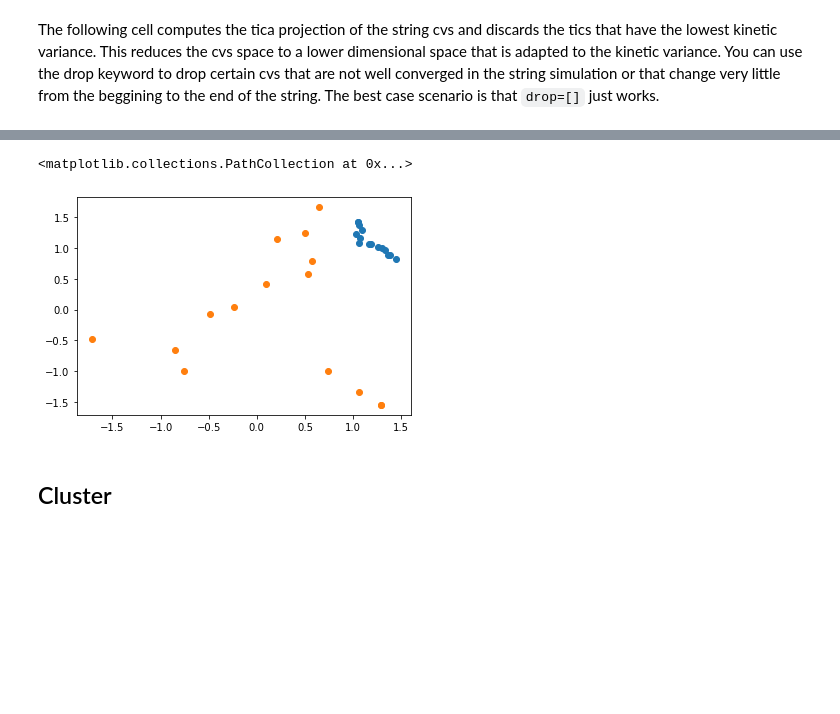
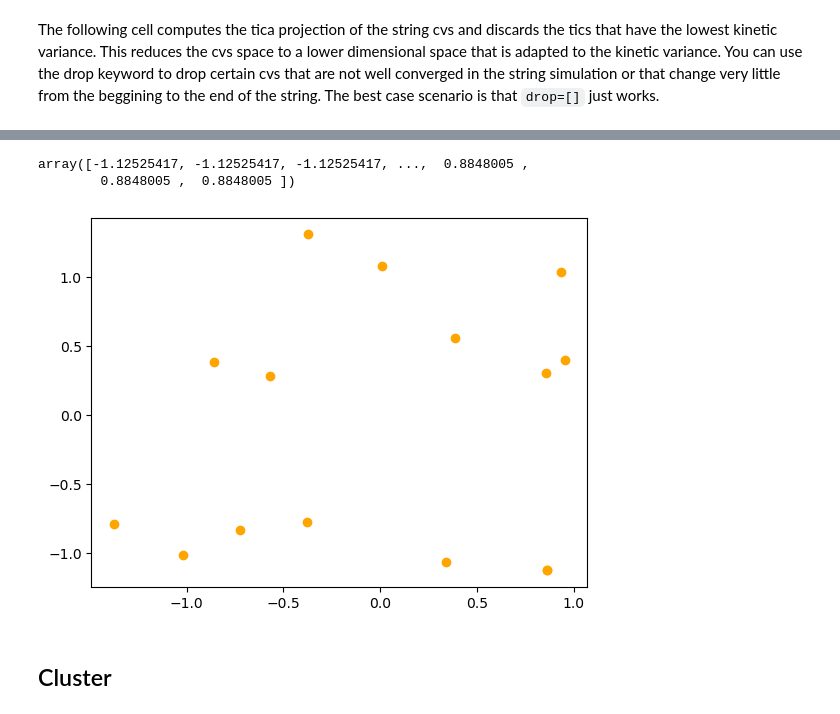
Before and after one commit to semccomas/GLUT5_string, a Jupyter notebook: string/analysis/scripts/string_MSM_analysis_TICs_deep_time-dev.ipynb, the cells around one changed output, grey strips where cells are left out. Cells and saved outputs as stored; diff of their text form; code cells hidden in the pictures; blank space fills up the shorter version.

```diff
--- a/string/analysis/scripts/string_MSM_analysis_TICs_deep_time-dev.ipynb
+++ b/string/analysis/scripts/string_MSM_analysis_TICs_deep_time-dev.ipynb
@@ -50,0 +214,21 @@ else:
+# %%
+def split_coords_by_beads(cv_coordinates):
+    coords_split_by_iteration = np.vsplit(cv_coordinates, n_iterations_to_parse)
+
+    cv_coordinates_relevant_beads_only = []
+
+    for iteration in coords_split_by_iteration:
+        cv_coordinates_relevant_beads_only.append(iteration[bead_index_start:bead_index_end])
+
+    cv_coordinates_relevant_beads_only = np.array(cv_coordinates_relevant_beads_only)
+    cv_coordinates_relevant_beads_only = np.vstack(cv_coordinates_relevant_beads_only) #transform back to OG shape
+
+
+    #sanity check
+    if int(np.shape(cv_coordinates)[0] / 14 * num_beads) != np.shape(cv_coordinates_relevant_beads_only)[0]:
+        print("WARNING!!!! NOT SAME SHAPE FOR CVS AS EXPECTED")
+
+    return(cv_coordinates_relevant_beads_only)
+# %%
+if split_by_bead:
+    cv_coordinates = split_coords_by_beads(cv_coordinates)
@@ -51,6 +243,9 @@ else:
+# %%
+cv_coordinates=cv_coordinates[46200:]
 # %% [markdown]
 ## Dimensionality reduction with TICA
 # %% [markdown]
 The following cell computes the tica projection of the string cvs and discards the tics that have the lowest kinetic variance. This reduces the cvs space to a lower dimensional space that is adapted to the kinetic variance. You can use the drop keyword to drop certain cvs that are not well converged in the string simulation or that change very little from the beggining to the end of the string. The best case scenario is that `drop=[]` just works.
 # %%
-tica = my_msm.cvs_to_tica(cv_coordinates, drop=[])#20, 21, 22, 23, 32, 33, 34, 35])
+if not skip_calcs:
+    tica = my_msm.cvs_to_tica(cv_coordinates, drop=[])#20, 21, 22, 23, 32, 33, 34, 35])
@@ -57,11 +274,16 @@ tica = my_msm.cvs_to_tica(cv_coordinates, drop=[])#20, 21, 22, 23, 32, 33, 34, 3
+# %%
+tica[:,0,0]
+# %% [output]
+array([-1.12525417, -1.12525417, -1.12525417, ...,  0.8848005 ,
+        0.8848005 ,  0.8848005 ])
 # %%
-refs = [0, 31, 62, 93, 124, 155, 186, 217, 248, 279, 310, 341, 372, 403, 434]
-#refs = [0, 1, 2, 3, 4, 5, 6, 7, 8, 9, 10, 11, 12, 13, 14, 15, 16, 17, 18]
-plt.scatter(cv_coordinates[refs,0,1], cv_coordinates[refs,0,0])
-plt.scatter(tica[refs,0,1], tica[refs,0,0])
+if not skip_calcs:
+    refs = [0, 31, 62, 93, 124, 155, 186, 217, 248, 279, 310, 341, 372, 403, 434]
+    #refs = [0, 1, 2, 3, 4, 5, 6, 7, 8, 9, 10, 11, 12, 13, 14, 15, 16, 17, 18]
+    #plt.scatter(cv_coordinates[refs,0,1], cv_coordinates[refs,0,0])
+    plt.scatter(tica[refs,0,1], tica[refs,0,0], color='orange')
 # %% [output]
-<matplotlib.collections.PathCollection at 0x...>
-[figure, old version]
+[figure, new version]
 # %% [markdown]
 ## Cluster
 # %% [markdown]
```
Also changed, not shown: parts of 37 cells of this notebook.
